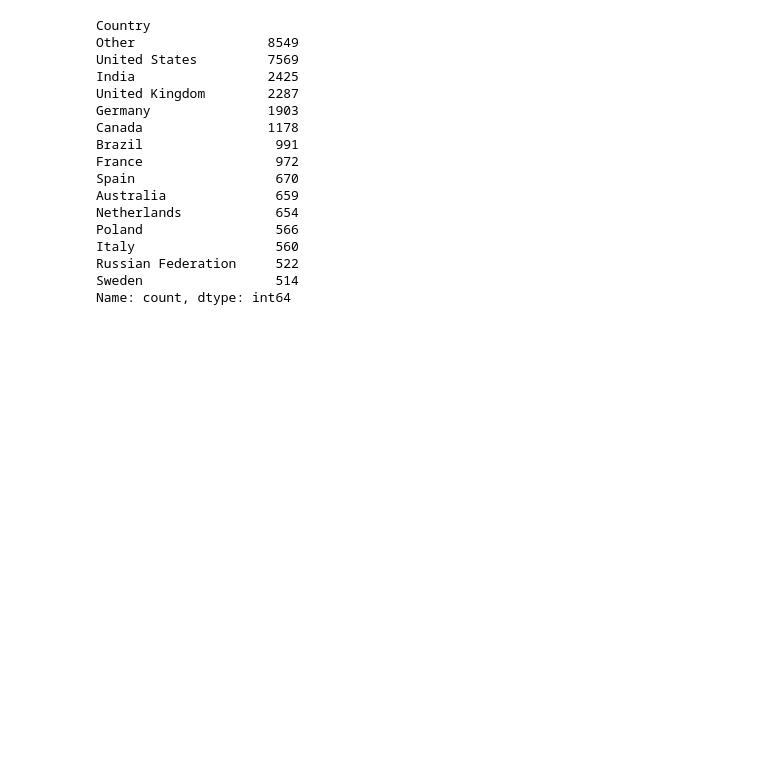
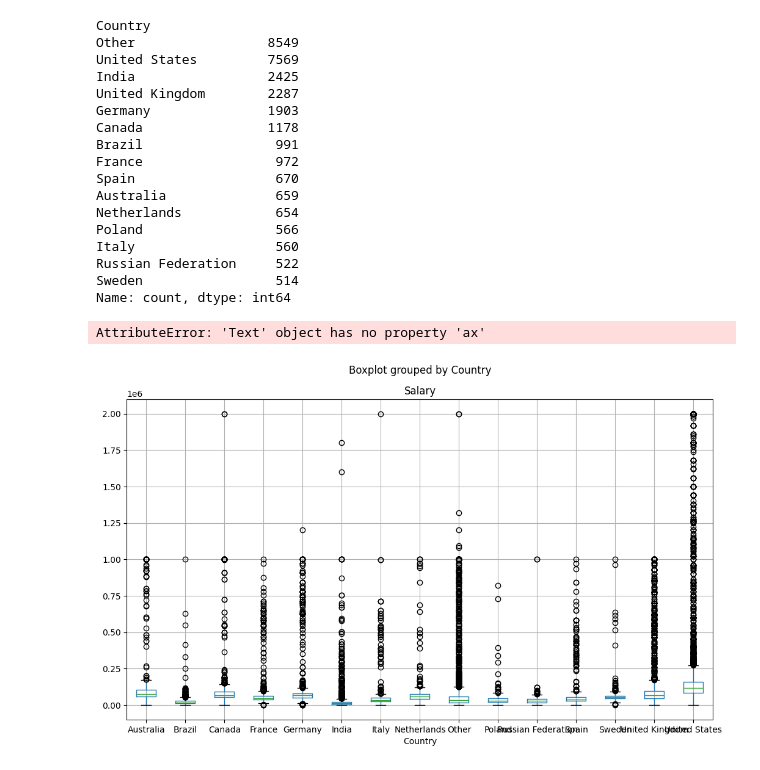
Before and after one commit to Abedulaziz01/DevSalary-ML-Model-with-Streamlit, a Jupyter notebook: Salary_Predi.ipynb, the cells around one changed output. Drawn from its saved outputs; the diff is of its cells as text; code cells hidden in the pictures; blank space fills up the shorter version.

Commit message:
plotting the salary vs country

```diff
--- a/Salary_Predi.ipynb
+++ b/Salary_Predi.ipynb
@@ -138,3 +138,10 @@ Italy                  560
 Russian Federation     522
 Sweden                 514
 Name: count, dtype: int64
+# %%
+fig, ax = plt.subplots(1, 1, figsize=(12, 7))
+df.boxplot('Salary', 'Country', ax=ax)
+plt.show()
+# %% [output]
+AttributeError: 'Text' object has no property 'ax'
+[figure, added]
```
